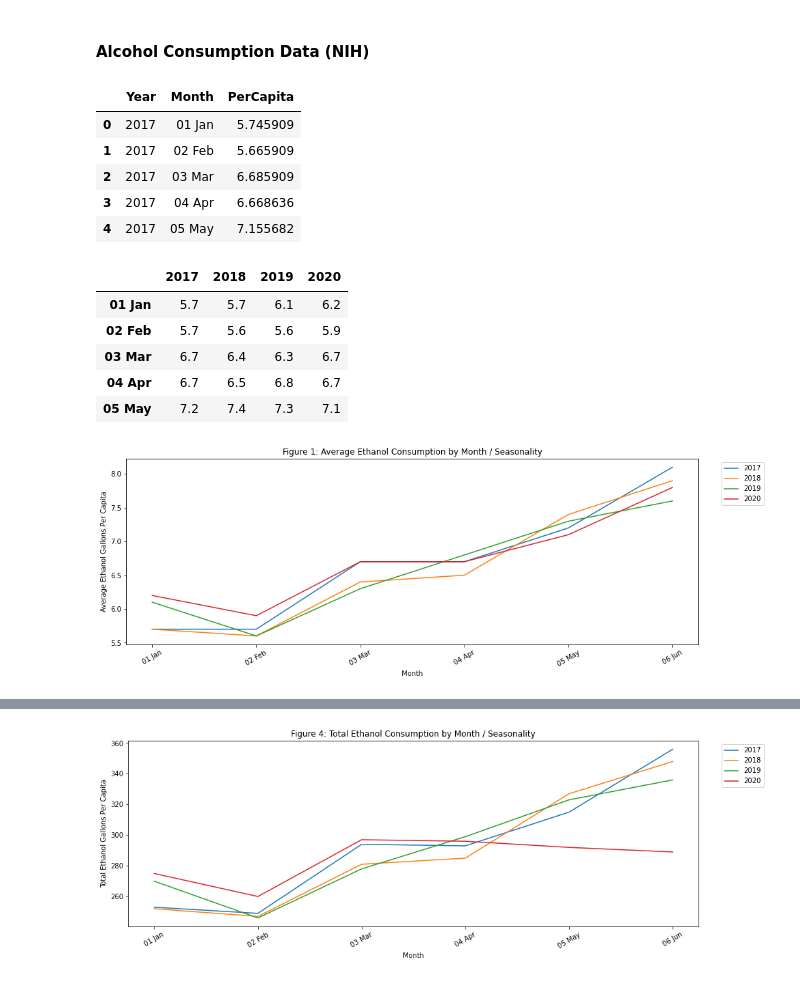
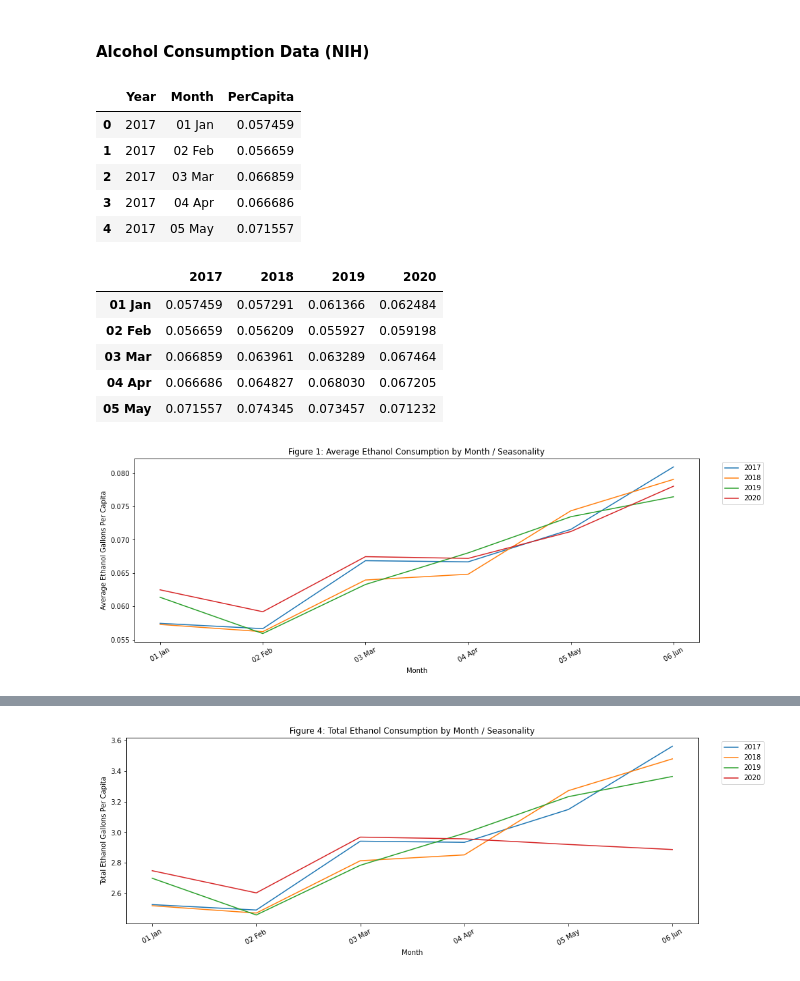
Before and after one commit to zach-18/Project_1_Group_3, a Jupyter notebook: Data Cleanup Notebook.ipynb, the cells around one changed output, grey strips where cells are left out. Cells and saved outputs as stored; diff of their text form; code cells hidden in the pictures.

```diff
--- a/Data Cleanup Notebook.ipynb
+++ b/Data Cleanup Notebook.ipynb
@@ -258,7 +258,7 @@ alcohol_df.head()
 | 4 | Florida | 2017 | 01 Jan | Spirits | 1138752 | 17722275 | 0.0643 | NaN | NaN |
 # %%
 # Step 8: Add calculations as new columns
-alcohol_df["PerCapita"] = (alcohol_df["PerCapita"]*100).round(2)
+alcohol_df["PerCapita"] = (alcohol_df["PerCapita"])
 alcohol_df.head()
 # %% [output]
 |  | State | Year | Month | Beverage | Ethanol | Population | PerCapita | PerCapita3yr | PctChange |
@@ -270,6 +270,6 @@ alcohol_df.head()
 # %%
 # Step 8: Add calculations as new columns
-alcohol_df["PerCapita3yr"] = (alcohol_df["PerCapita3yr"]*100).round(2)
+alcohol_df["PerCapita3yr"] = (alcohol_df["PerCapita3yr"])
 alcohol_df.head()
 # %% [output]
 |  | State | Year | Month | Beverage | Ethanol | Population | PerCapita | PerCapita3yr | PctChange |
@@ -292,29 +292,29 @@ season_df.reset_index(inplace=True)
 season_df.head()
 # %% [output]
 |  | Year | Month | PerCapita |
-| 0 | 2017 | 01 Jan | 5.745909 |
-| 1 | 2017 | 02 Feb | 5.665909 |
-| 2 | 2017 | 03 Mar | 6.685909 |
-| 3 | 2017 | 04 Apr | 6.668636 |
-| 4 | 2017 | 05 May | 7.155682 |
+| 0 | 2017 | 01 Jan | 0.057459 |
+| 1 | 2017 | 02 Feb | 0.056659 |
+| 2 | 2017 | 03 Mar | 0.066859 |
+| 3 | 2017 | 04 Apr | 0.066686 |
+| 4 | 2017 | 05 May | 0.071557 |
 # %%
 season_df["Year"].unique().tolist()
 for y in season_df["Year"].unique().tolist():
     season_df[y] = season_df.loc[ season_df["Year"]== y ,'PerCapita']
 
 plot_df =season_df.copy(deep=True)
-plot_df = plot_df.drop(columns=["Year","PerCapita"]).set_index("Month").round(1)
+plot_df = plot_df.drop(columns=["Year","PerCapita"]).set_index("Month")
 plot_df = pd.DataFrame({ col: plot_df[col].dropna() for col in plot_df.columns})
 plot_df = plot_df.apply (pd.to_numeric, errors='coerce')
 plot_df = plot_df.dropna()
 plot_df.head()
 # %% [output]
 |  | 2017 | 2018 | 2019 | 2020 |
-| 01 Jan | 5.7 | 5.7 | 6.1 | 6.2 |
-| 02 Feb | 5.7 | 5.6 | 5.6 | 5.9 |
-| 03 Mar | 6.7 | 6.4 | 6.3 | 6.7 |
-| 04 Apr | 6.7 | 6.5 | 6.8 | 6.7 |
-| 05 May | 7.2 | 7.4 | 7.3 | 7.1 |
+| 01 Jan | 0.057459 | 0.057291 | 0.061366 | 0.062484 |
+| 02 Feb | 0.056659 | 0.056209 | 0.055927 | 0.059198 |
+| 03 Mar | 0.066859 | 0.063961 | 0.063289 | 0.067464 |
+| 04 Apr | 0.066686 | 0.064827 | 0.068030 | 0.067205 |
+| 05 May | 0.071557 | 0.074345 | 0.073457 | 0.071232 |
 # %%
 plot_df.plot(figsize=(15,5))
 plt.xlabel("Month")
@@ -324,4 +324,4 @@ plt.legend(loc='upper right', bbox_to_anchor=(1.12, 1))
 plt.title("Figure 1: Average Ethanol Consumption by Month / Seasonality")
 plt.savefig("Images/fig1.png")
 # %% [output]
-[figure, old version]
+[figure, new version]
```
Also changed, not shown: parts of 11 cells of this notebook.
